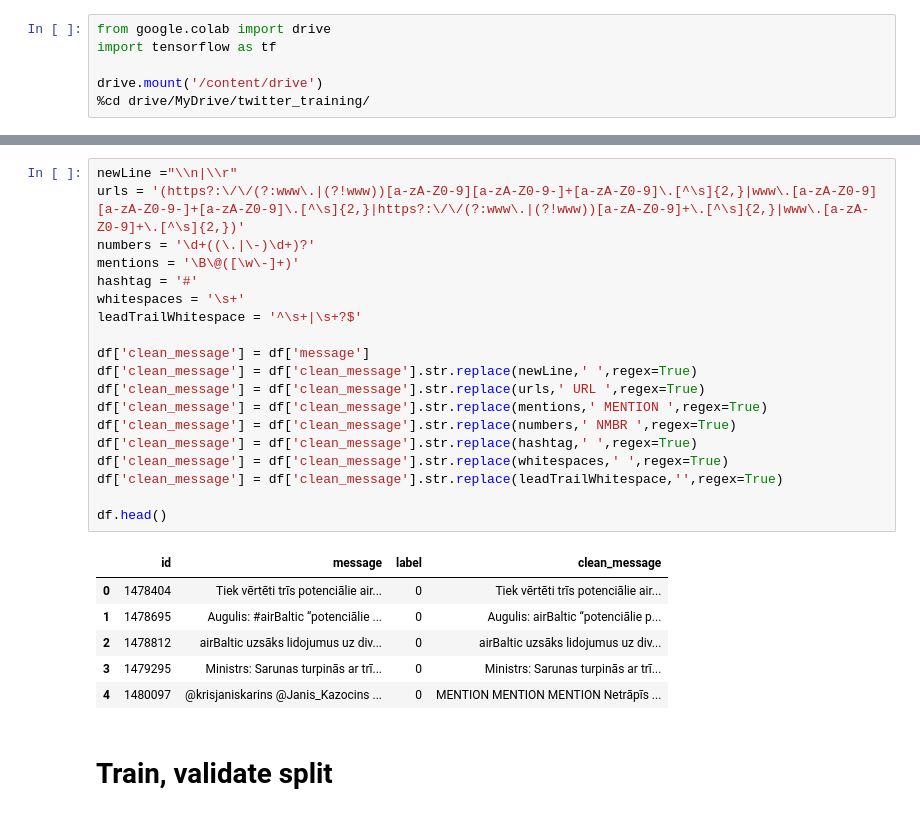
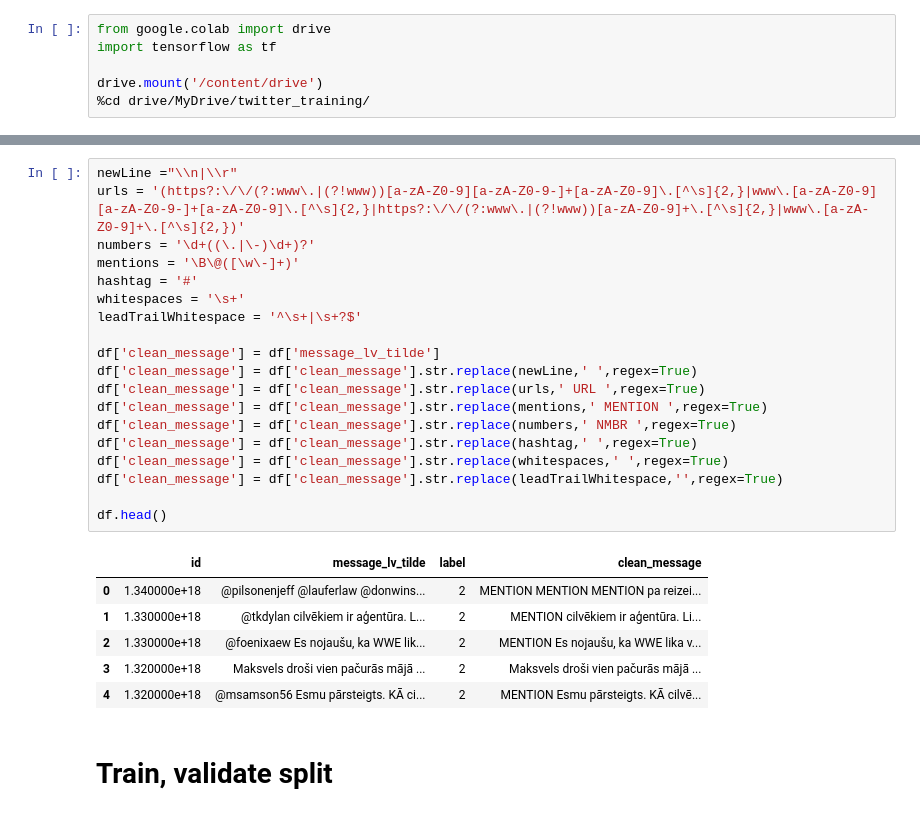
Before and after one commit to Alliix/twttr-tirgus, a Jupyter notebook: ELECTRA/addUNKtokens/addUNKtokens_pnn.ipynb, the cells around one changed output, grey strips where cells are left out. Saved outputs shown, nothing was run; the diff lists cells and outputs as text.

```diff
--- a/ELECTRA/addUNKtokens/addUNKtokens_pnn.ipynb
+++ b/ELECTRA/addUNKtokens/addUNKtokens_pnn.ipynb
@@ -46,29 +99,29 @@ df.head()
 # %%
 newLine ="\\n|\\r"
 urls = '(https?:\/\/(?:www\.|(?!www))[a-zA-Z0-9][a-zA-Z0-9-]+[a-zA-Z0-9]\.[^\s]{2,}|www\.[a-zA-Z0-9][a-zA-Z0-9-]+[a-zA-Z0-9]\.[^\s]{2,}|https?:\/\/(?:www\.|(?!www))[a-zA-Z0-9]+\.[^\s]{2,}|www\.[a-zA-Z0-9]+\.[^\s]{2,})'
 numbers = '\d+((\.|\-)\d+)?'
 mentions = '\B\@([\w\-]+)'
 hashtag = '#'
 whitespaces = '\s+'
 leadTrailWhitespace = '^\s+|\s+?$'
 
-df['clean_message'] = df['message']
+df['clean_message'] = df['message_lv_tilde']
 df['clean_message'] = df['clean_message'].str.replace(newLine,' ',regex=True)
 df['clean_message'] = df['clean_message'].str.replace(urls,' URL ',regex=True)
 df['clean_message'] = df['clean_message'].str.replace(mentions,' MENTION ',regex=True)
 df['clean_message'] = df['clean_message'].str.replace(numbers,' NMBR ',regex=True)
 df['clean_message'] = df['clean_message'].str.replace(hashtag,' ',regex=True)
 df['clean_message'] = df['clean_message'].str.replace(whitespaces,' ',regex=True)
 df['clean_message'] = df['clean_message'].str.replace(leadTrailWhitespace,'',regex=True)
 
 df.head()
 # %% [output]
-|  | id | message | label | clean_message |
-| 0 | 1478404 | Tiek vērtēti trīs potenciālie air... | 0 | Tiek vērtēti trīs potenciālie air... |
-| 1 | 1478695 | Augulis: #airBaltic “potenciālie ... | 0 | Augulis: airBaltic “potenciālie p... |
-| 2 | 1478812 | airBaltic uzsāks lidojumus uz div... | 0 | airBaltic uzsāks lidojumus uz div... |
-| 3 | 1479295 | Ministrs: Sarunas turpinās ar trī... | 0 | Ministrs: Sarunas turpinās ar trī... |
-| 4 | 1480097 | @krisjaniskarins @Janis_Kazocins ... | 0 | MENTION MENTION MENTION Netrāpīs ... |
+|  | id | message_lv_tilde | label | clean_message |
+| 0 | 1.340000e+18 | @pilsonenjeff @lauferlaw @donwins... | 2 | MENTION MENTION MENTION pa reizei... |
+| 1 | 1.330000e+18 | @tkdylan cilvēkiem ir aģentūra. L... | 2 | MENTION cilvēkiem ir aģentūra. Li... |
+| 2 | 1.330000e+18 | @foenixaew Es nojaušu, ka WWE lik... | 2 | MENTION Es nojaušu, ka WWE lika v... |
+| 3 | 1.320000e+18 | Maksvels droši vien pačurās mājā ... | 2 | Maksvels droši vien pačurās mājā ... |
+| 4 | 1.320000e+18 | @msamson56 Esmu pārsteigts. KĀ ci... | 2 | MENTION Esmu pārsteigts. KĀ cilvē... |
 # %% [markdown]
 # Train, validate split
 # %%
```
Also changed, not shown: parts of 23 cells of this notebook.
